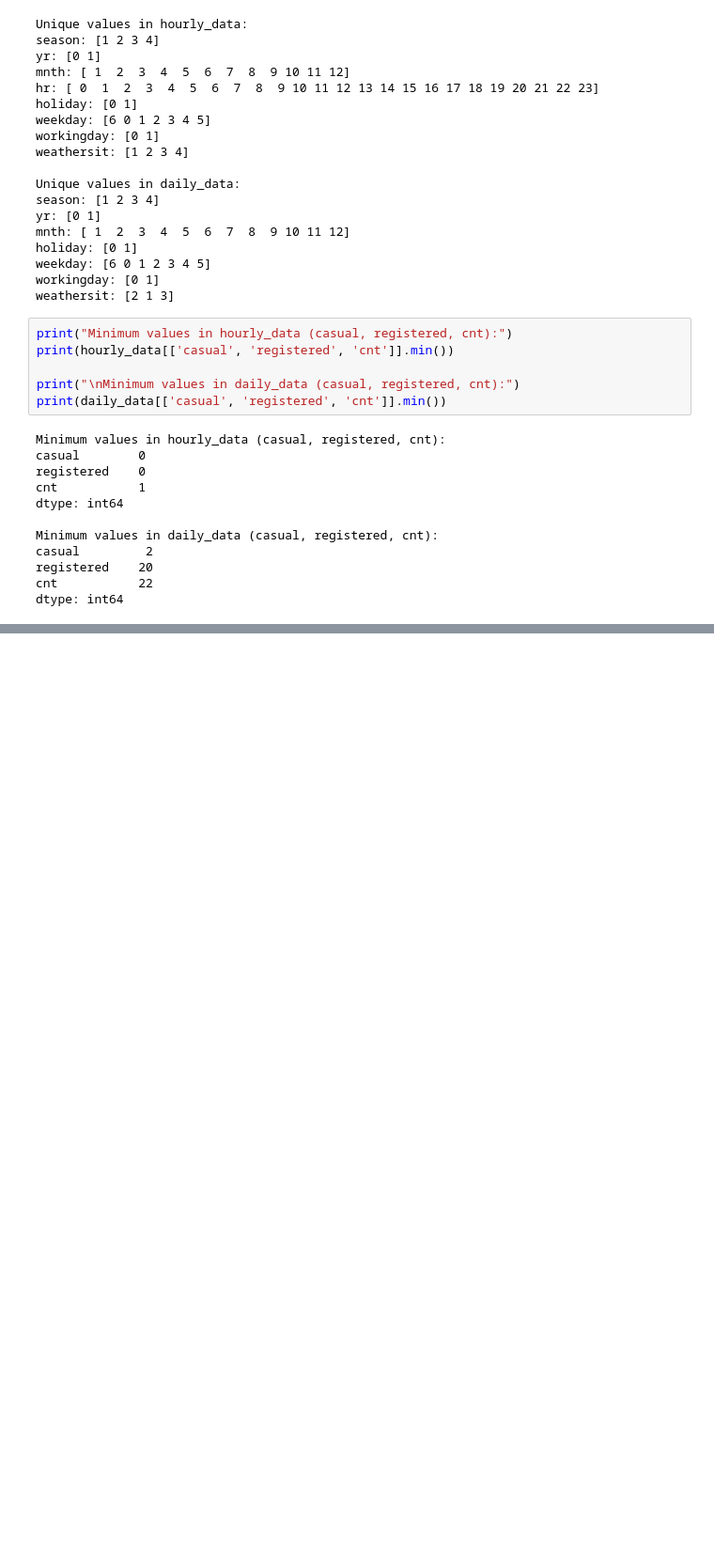
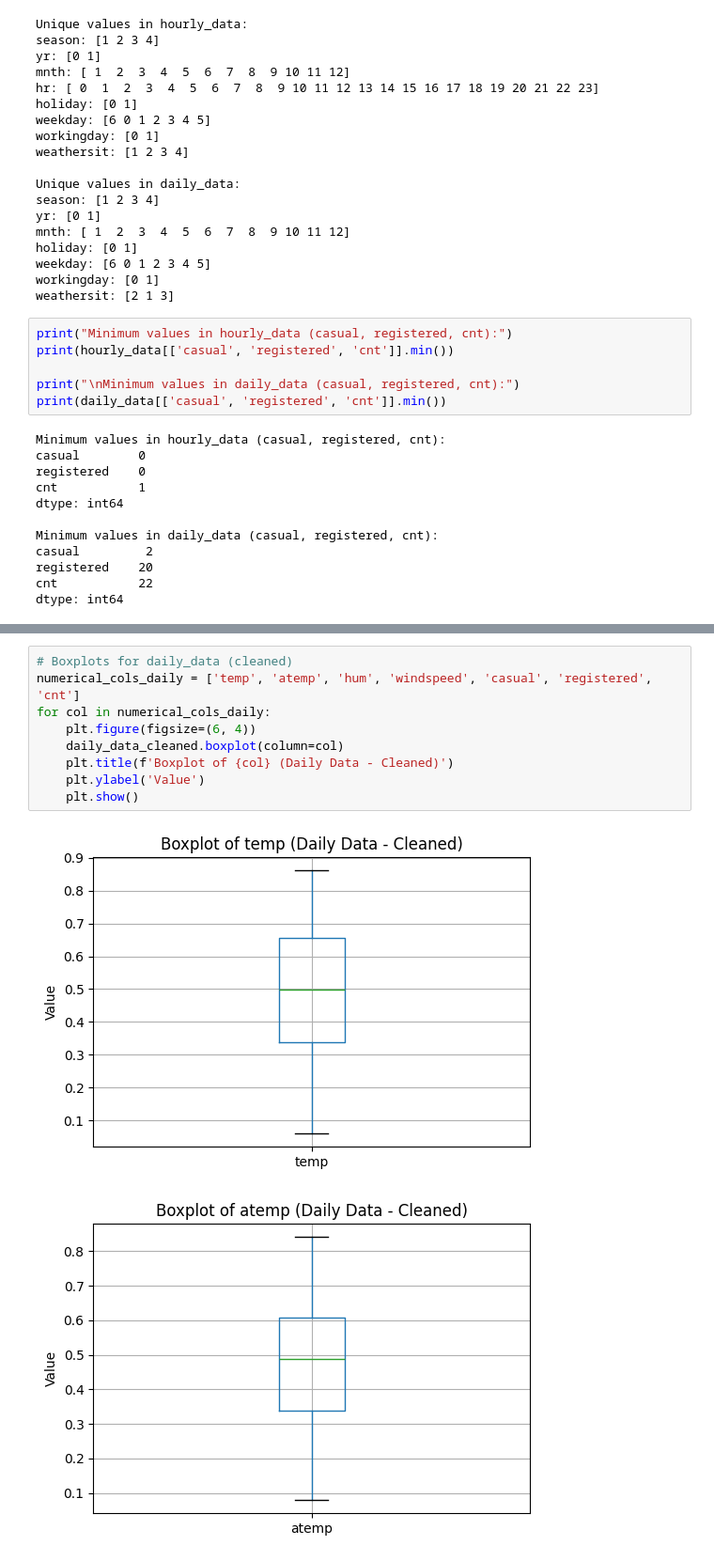
Before and after one commit to farismnrr/data_analyst_bike_sharing, a Jupyter notebook: bike_sharing.ipynb, the cells around one changed output, grey strips where cells are left out. Shown at 94% size. Drawn from its saved outputs; the diff is of its cells as text; blank space fills up the shorter version.

```diff
--- a/bike_sharing.ipynb
+++ b/bike_sharing.ipynb
@@ -251,0 +372,12 @@ for col in numerical_cols_daily:
+# %%
+# Boxplots for daily_data (cleaned)
+numerical_cols_daily = ['temp', 'atemp', 'hum', 'windspeed', 'casual', 'registered', 'cnt']
+for col in numerical_cols_daily:
+    plt.figure(figsize=(6, 4))
+    daily_data_cleaned.boxplot(column=col)
+    plt.title(f'Boxplot of {col} (Daily Data - Cleaned)')
+    plt.ylabel('Value')
+    plt.show()
+# %% [output]
+[figure, added]
+[figure, added]
```
Also changed, not shown: parts of 27 cells of this notebook, 1 other file.
